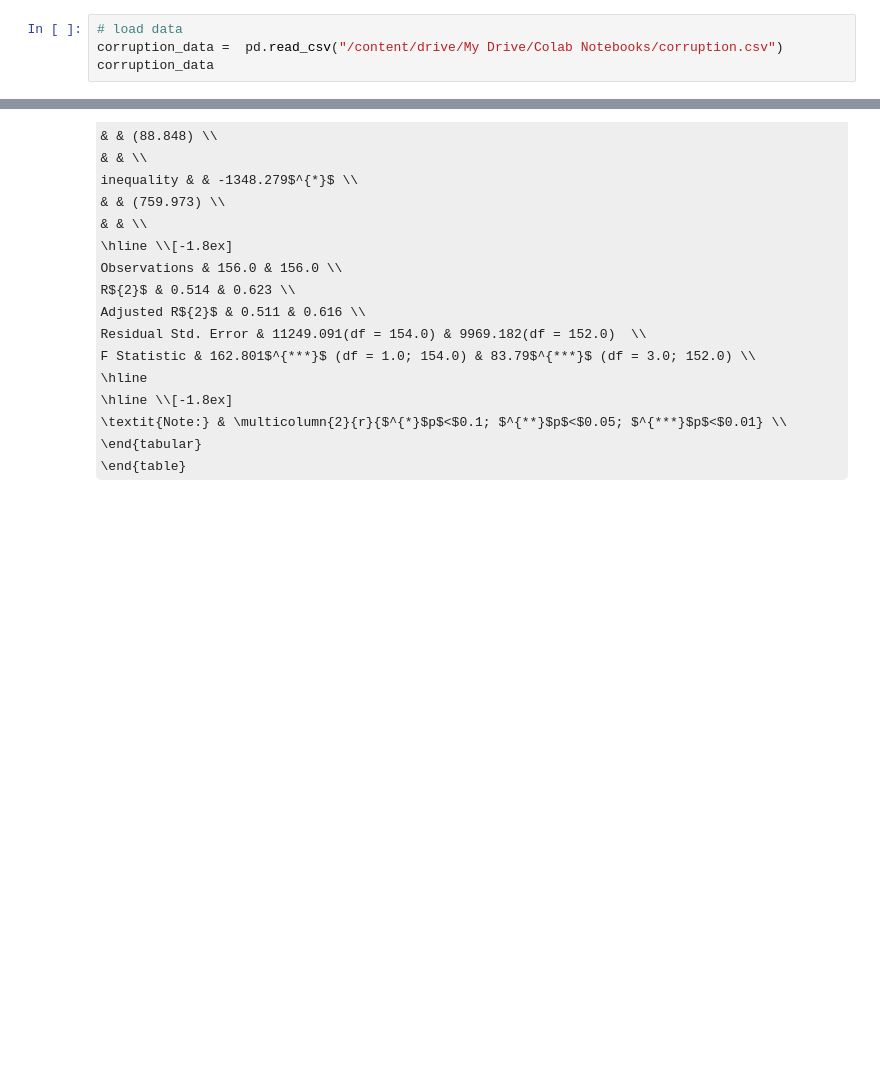
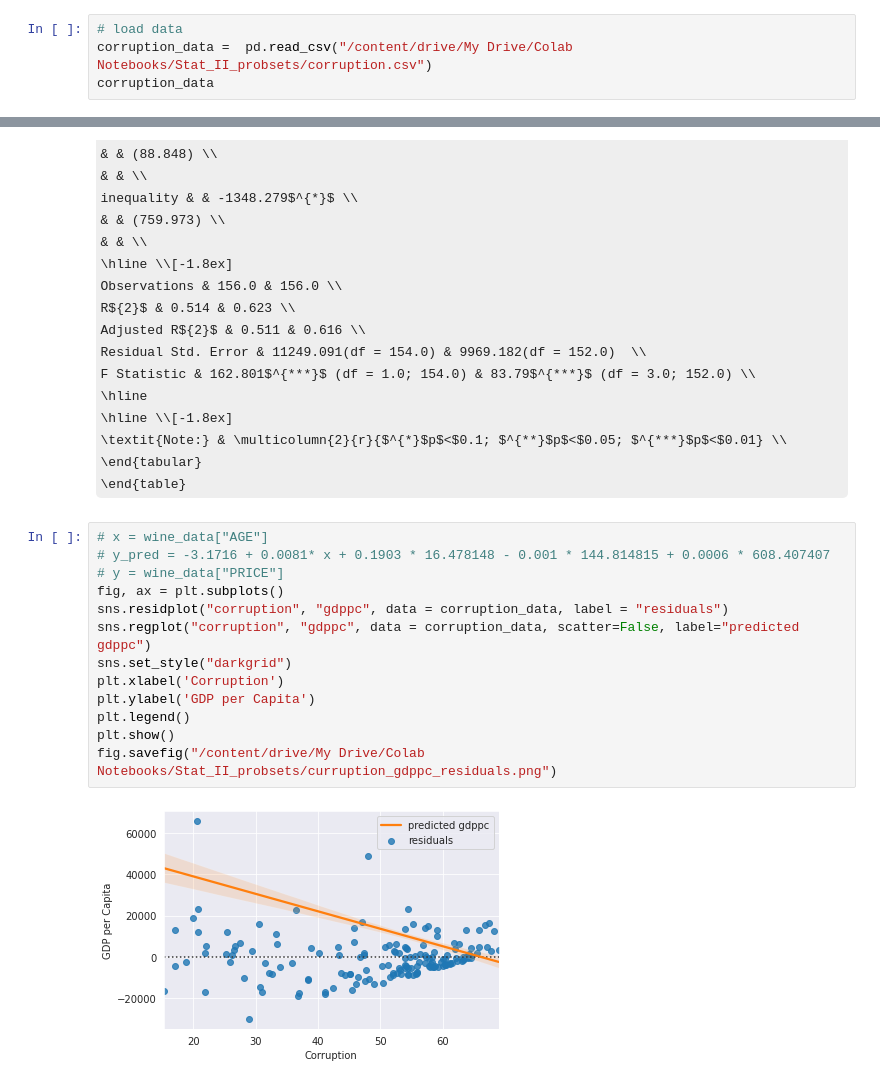
Before and after one commit to xumeiying/Stats_II, a Jupyter notebook: Stats_II_Probset_2.ipynb, the cells around one changed output, grey strips where cells are left out. Saved outputs shown, nothing was run; the diff lists cells and outputs as text; some formulas as TeX source; blank space fills up the shorter version.

```diff
--- a/Stats_II_Probset_2.ipynb
+++ b/Stats_II_Probset_2.ipynb
@@ -371,6 +382,6 @@ Code starts below.
 # %%
 # load data
-corruption_data =  pd.read_csv("/content/drive/My Drive/Colab Notebooks/corruption.csv")
+corruption_data =  pd.read_csv("/content/drive/My Drive/Colab Notebooks/Stat_II_probsets/corruption.csv")
 corruption_data
 # %% [output]
 |  | country | continent | contsize | contpop | eu | ethnic_frac | corruption | torture | globalization | ... |
@@ -467,5 +478,20 @@ Latex(gdppc_mode_result.render_latex())
 \textit{Note:} & \multicolumn{2}{r}{$^{*}$p$<$0.1; $^{**}$p$<$0.05; $^{***}$p$<$0.01} \\
 \end{tabular}
 \end{table}
+# %%
+# x = wine_data["AGE"]
+# y_pred = -3.1716 + 0.0081* x + 0.1903 * 16.478148 - 0.001 * 144.814815 + 0.0006 * 608.407407
+# y = wine_data["PRICE"]
+fig, ax = plt.subplots()
+sns.residplot("corruption", "gdppc", data = corruption_data, label = "residuals")
+sns.regplot("corruption", "gdppc", data = corruption_data, scatter=False, label="predicted gdppc")
+sns.set_style("darkgrid")
+plt.xlabel('Corruption')
+plt.ylabel('GDP per Capita')
+plt.legend()
+plt.show()
+fig.savefig("/content/drive/My Drive/Colab Notebooks/Stat_II_probsets/curruption_gdppc_residuals.png")
+# %% [output]
+[figure, added]
 # %% [markdown]
 ## Q6
```
Also changed, not shown: parts of 16 cells of this notebook.
